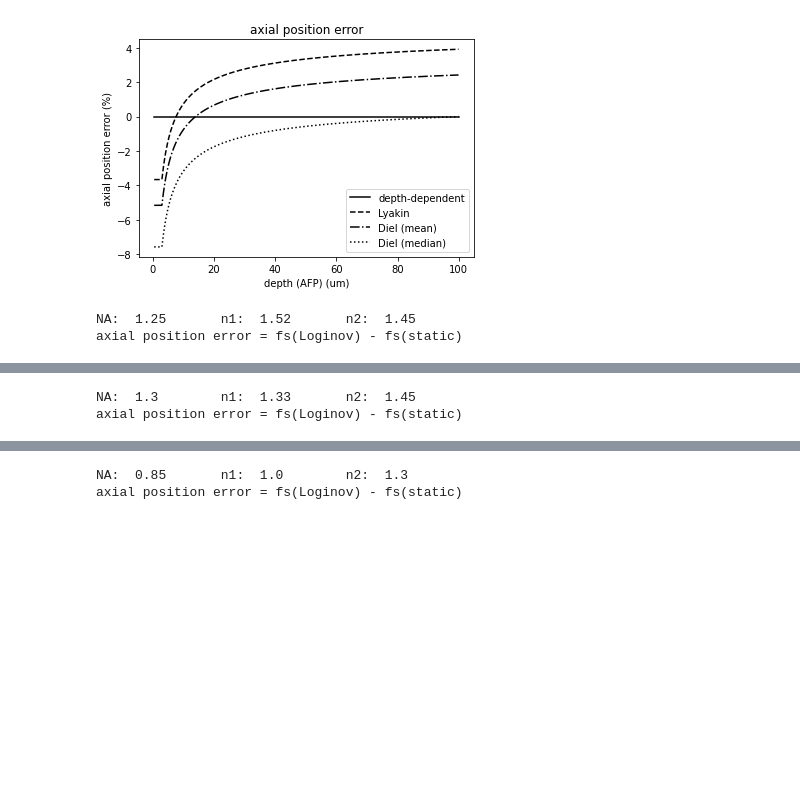
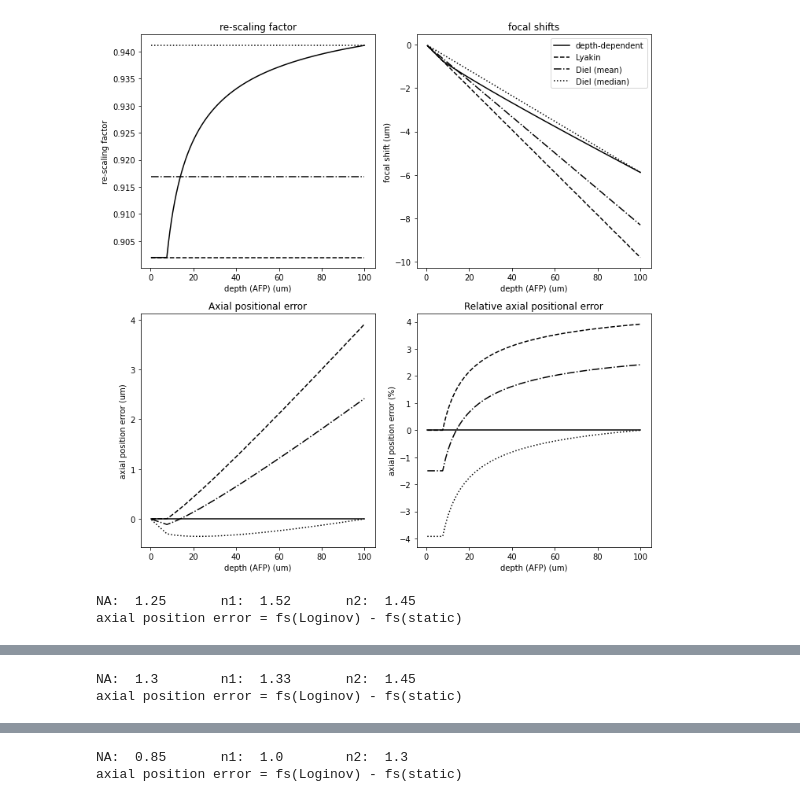
Before and after one commit to hoogenboom-group/SF, a Jupyter notebook: error_theories.ipynb, the cells around one changed output, grey strips where cells are left out. Drawn from its saved outputs; the diff is of its cells as text; code cells hidden in the pictures; blank space fills up the shorter version.

Commit message:
improved plots

```diff
--- a/error_theories.ipynb
+++ b/error_theories.ipynb
@@ -26,8 +26,10 @@ def scaling_factor(NA,n1,n2,lam_0):
     sf_univ = np.multiply(np.divide(n2,n1),
                           np.divide(1-eps+np.divide(m,n1)*np.emath.sqrt(eps_term),
                                     1-np.multiply(np.divide(n2,n1)**2,eps_term)))
-    sf_crit = np.divide(n1-np.emath.sqrt(np.power(n1,2)-np.power(NA,2)),
-                        n2-np.emath.sqrt(np.power(n2,2)-np.power(NA,2)))
+#     sf_crit = np.divide(n1-np.emath.sqrt(np.power(n1,2)-np.power(NA,2)),
+#                         n2-np.emath.sqrt(np.power(n2,2)-np.power(NA,2)))
+
+    sf_crit = Lyakin([0],n2,n1,NA)[0]
 
     sf = np.zeros(len(z))
     for i in range(len(sf)):
@@ -184,6 +186,8 @@ def f1f2_av(nn1,nn2,NA):
             - ((nn1**2-nn2**2)**2)*np.log( ( np.sqrt(nn1**2-NA**2) - np.sqrt(nn2**2-NA**2) )/ (nn1-nn2) ) )/(4*NA**2) )
     return f1f2
 # %%
+print("Used Lyakin as sf_crit in plots!!")
+
 # define scenario's to calculate
 NAs = [1.4, 1.25, 1.3, 0.85]
 n1s = [1.52, 1.52, 1.33, 1.0]
@@ -198,22 +202,26 @@ for s in range(len(NAs)):
     NA = NAs[s]
     n1 = n1s[s]
     n2 = n2s[s]
-    print('NA: ',NA,'\tn1: ',n1,'\tn2: ',n2)
+    print('\nNA: ',NA,'\tn1: ',n1,'\tn2: ',n2)
+
+    fig,axs = plt.subplots(2,2)
+    fig.set_figheight(10)
+    fig.set_figwidth(10)
 
     z,sf,_,_=scaling_factor(NA,n1,n2,lam_0)
     sf_lyakin = Lyakin(z,n2,n1,NA)
     sf_diel_mean = diel_mean(z,n1,n2,NA)
     sf_diel_median = diel_median(z,n1,n2,NA)
 
-    # plt.title('re-scaling factor')
-    # plt.plot(z,sf,c=colors[s],label='depth-dependent')
-    # plt.plot(z,sf_lyakin,c=colors[s],ls='--',label='Lyakin')
-    # plt.plot(z,sf_diel_mean,c=colors[s],ls='-.',label='Diel (mean)')
-    # plt.plot(z,sf_diel_median,c=colors[s],ls=':',label='Diel (median)')
-    # plt.legend()
-    # plt.ylabel('re-scaling factor')
-    # plt.xlabel('depth (AFP) (um)')
-    # plt.show()
+    axs[0,0].set_title('re-scaling factor')
+    axs[0,0].plot(z,sf,c=colors[s])#,label='depth-dependent')
+    axs[0,0].plot(z,sf_lyakin,c=colors[s],ls='--')#,label='Lyakin')
+    axs[0,0].plot(z,sf_diel_mean,c=colors[s],ls='-.')#,label='Diel (mean)')
+    axs[0,0].plot(z,sf_diel_median,c=colors[s],ls=':')#,label='Diel (median)')
+    #axs[0,0].legend()
+    axs[0,0].set_ylabel('re-scaling factor')
+    axs[0,0].set_xlabel('depth (AFP) (um)')
+
 
     #z is AFP -> real z position of the object
     # sf (rescaling factor) = nfp/afp
@@ -225,15 +233,15 @@ for s in range(len(NAs)):
     focal_shift_diel_mean = np.multiply(sf_diel_mean,z) - z # based on a depth-dependent scaling factor
     focal_shift_diel_median = np.multiply(sf_diel_median,z) - z # based on a depth-dependent scaling factor
 
-    # plt.title('focal shifts')
-    # plt.plot(z,real_focal_shift,c=colors[s],label='depth-dependent')
-    # plt.plot(z,focal_shift_lyakin,c=colors[s],ls='--',label='Lyakin')
-    # plt.plot(z,focal_shift_diel_mean,c=colors[s],ls='-.',label='Diel (mean)')
-    # plt.plot(z,focal_shift_diel_median,c=colors[s],ls=':',label='Diel (median)')
-    # plt.ylabel('focal shift (um)')
-    # plt.xlabel('depth (AFP) (um)')
-    # plt.legend()
-    # plt.show()
+    axs[0,1].set_title('focal shifts')
+    axs[0,1].plot(z,real_focal_shift,c=colors[s],label='depth-dependent')
+    axs[0,1].plot(z,focal_shift_lyakin,c=colors[s],ls='--',label='Lyakin')
+    axs[0,1].plot(z,focal_shift_diel_mean,c=colors[s],ls='-.',label='Diel (mean)')
+    axs[0,1].plot(z,focal_shift_diel_median,c=colors[s],ls=':',label='Diel (median)')
+    axs[0,1].set_ylabel('focal shift (um)')
+    axs[0,1].set_xlabel('depth (AFP) (um)')
+    #axs[0,1].legend()
+
 
     #estimate errors as compared to dynamic theory
     error_sf = np.divide(real_focal_shift - real_focal_shift,z)*100
@@ -248,30 +256,23 @@ for s in range(len(NAs)):
 
     print('axial position error = fs(Loginov) - fs(static)')
 
-    fig,axs = plt.subplots(1,2)
-    axs[0].plot(z,error_sf_abs,c=colors[s],label='depth-dependent')
-    axs[0].plot(z,error_lyakin_abs,c=colors[s],ls='--',label='Lyakin')
-    axs[0].plot(z,error_diel_mean_abs,c=colors[s],ls='-.',label='Diel (mean)')
-    axs[0].plot(z,error_diel_median_abs,c=colors[s],ls=':',label='Diel (median)')
-    axs[0].set_title('Axial positional error ')
-    axs[0].ylabel('axial position error (um)')
-    axs[0].xlabel('depth (AFP) (um)')
+    axs[1,0].plot(z,error_sf_abs,c=colors[s])#,label='depth-dependent')
+    axs[1,0].plot(z,error_lyakin_abs,c=colors[s],ls='--')#,label='Lyakin')
+    axs[1,0].plot(z,error_diel_mean_abs,c=colors[s],ls='-.')#,label='Diel (mean)')
+    axs[1,0].plot(z,error_diel_median_abs,c=colors[s],ls=':')#,label='Diel (median)')
+    axs[1,0].set_title('Axial positional error')
+    axs[1,0].set_ylabel('axial position error (um)')
+    axs[1,0].set_xlabel('depth (AFP) (um)')
+    #axs[1,0].legend()
 
-    axs[1].plot(z,error_sf,c=colors[s],label='depth-dependent')
-    axs[1].plot(z,error_lyakin,c=colors[s],ls='--',label='Lyakin')
-    axs[1].plot(z,error_diel_mean,c=colors[s],ls='-.',label='Diel (mean)')
-    axs[1].plot(z,error_diel_median,c=colors[s],ls=':',label='Diel (median)')
-    axs[1].set_title('axial position error')
-    axs[1].ylabel('axial position error (%)')
-    axs[1].xlabel('depth (AFP) (um)')
+    axs[1,1].plot(z,error_sf,c=colors[s],label='depth-dependent')
+    axs[1,1].plot(z,error_lyakin,c=colors[s],ls='--',label='Lyakin')
+    axs[1,1].plot(z,error_diel_mean,c=colors[s],ls='-.',label='Diel (mean)')
+    axs[1,1].plot(z,error_diel_median,c=colors[s],ls=':',label='Diel (median)')
+    axs[1,1].set_title('Relative axial positional error')
+    axs[1,1].set_ylabel('axial position error (%)')
+    axs[1,1].set_xlabel('depth (AFP) (um)')
+    axs[0,1].legend()
     plt.tight_layout()
     plt.show()
-
-
-    plt.title('axial position error')
-
-    plt.ylabel('axial position error (%)')
-    plt.xlabel('depth (AFP) (um)')
-    plt.legend()
-    plt.show()
 # %% [output]
@@ -278,5 +281,5 @@ for s in range(len(NAs)):
 NA:  1.4        n1:  1.52       n2:  1.45
 axial position error = fs(Loginov) - fs(static)
-[figure, old version]
+[figure, new version]
 NA:  1.25       n1:  1.52       n2:  1.45
 axial position error = fs(Loginov) - fs(static)
```
Also changed, not shown: parts of 1 cell of this notebook.
